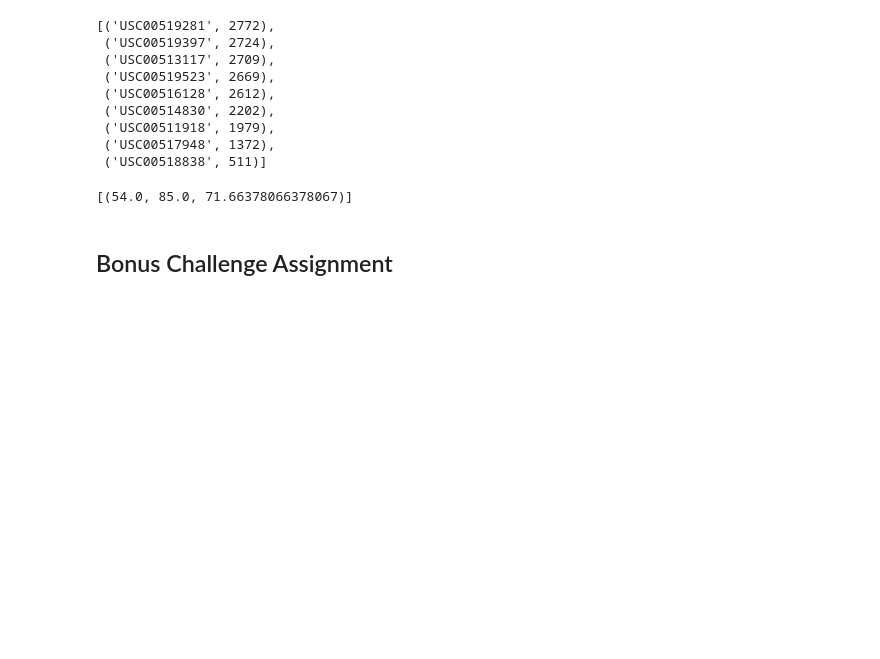
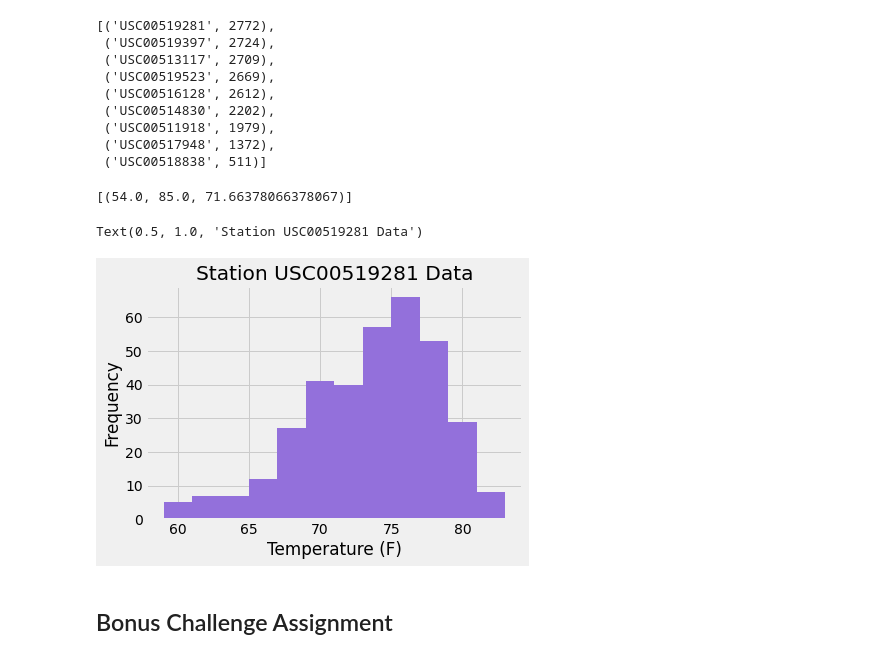
Before and after one commit to ptsaitta/sqlalchemy-challenge, a Jupyter notebook: climate_starter.ipynb, the cells around one changed output. Drawn from its saved outputs; the diff is of its cells as text; code cells hidden in the pictures; blank space fills up the shorter version.

```diff
--- a/climate_starter.ipynb
+++ b/climate_starter.ipynb
@@ -121,6 +121,22 @@ query.filter(measurement.station == "USC00519281").all()
 # %%
 # Choose the station with the highest number of temperature observations.
 # Query the last 12 months of temperature observation data for this station and plot the results as a histogram
+
+#filter for data
+query_2 = session.query(measurement.tobs).filter(measurement.station == "USC00519281") \
+            .filter(measurement.date >= prior_year)
+
+#put in df
+
+active_station_df = pd.DataFrame(query_2, columns = ['tobs'])
+
+#create histogram with 12 bins
+
+active_station_df.plot.hist(bins=12, color="mediumpurple", linewidth=5, legend=False).set_xlabel("Temperature (F)")
+plt.title("Station USC00519281 Data")
+# %% [output]
+Text(0.5, 1.0, 'Station USC00519281 Data')
+[figure, added]
 # %% [markdown]
 ## Bonus Challenge Assignment
 # %%
```
Also changed, not shown: parts of 2 cells of this notebook.
